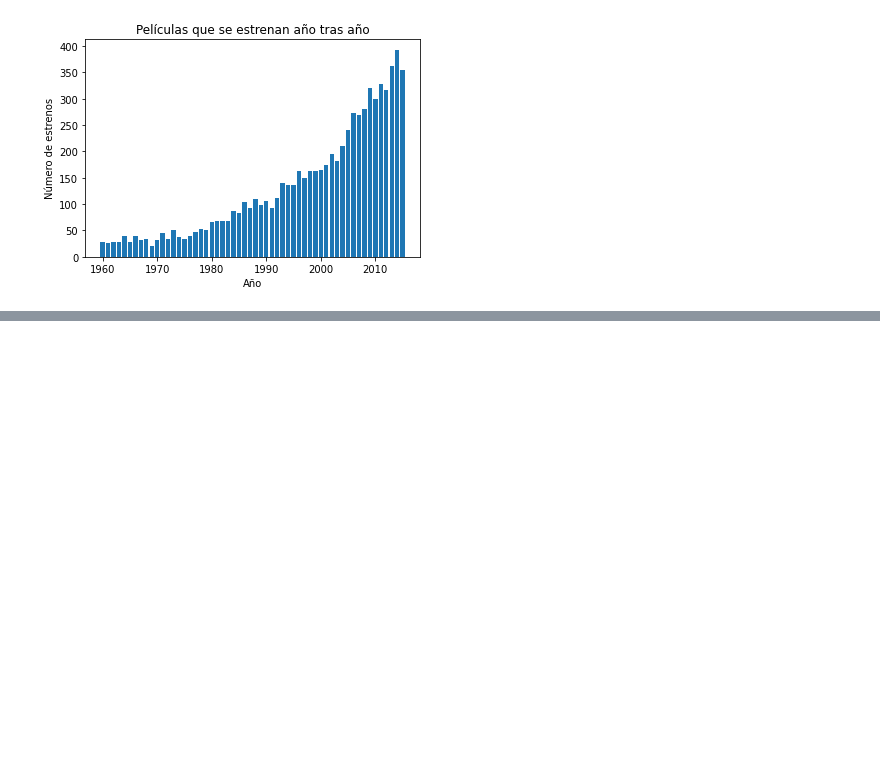
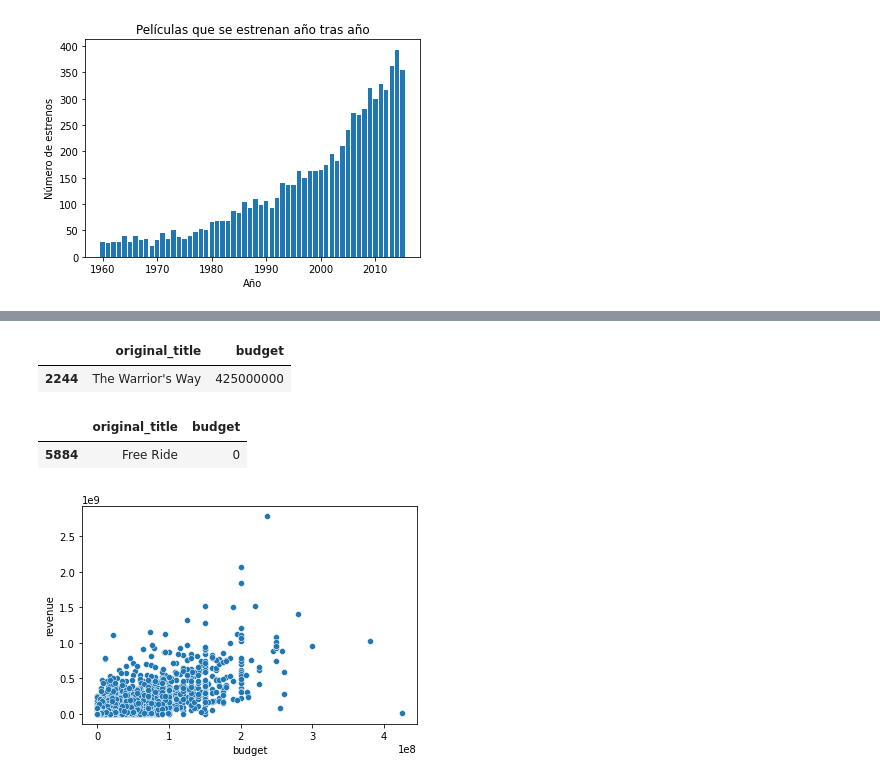
Before and after one commit to cchavezlo/UNSA, a Jupyter notebook: Evaluacion02.ipynb, the cells around one changed output, grey strips where cells are left out. Saved outputs shown, nothing was run; the diff lists cells and outputs as text; code cells hidden in the pictures; blank space fills up the shorter version.

```diff
--- a/Evaluacion02.ipynb
+++ b/Evaluacion02.ipynb
@@ -367,0 +355,16 @@ data
+# %%
+mayor_presupuesto=data.sort_values(by='budget',ascending = False)
+mayor_presupuesto[['original_title','budget']].head(1)
+# %% [output]
+|  | original_title | budget |
+| 2244 | The Warrior's Way | 425000000 |
+# %%
+menor_presupuesto=data.sort_values(by='budget',ascending = True)
+menor_presupuesto[['original_title','budget']].head(1)
+# %% [output]
+|  | original_title | budget |
+| 5884 | Free Ride | 0 |
+# %%
+sns.scatterplot(data=data, x="budget", y="revenue");
+# %% [output]
+[figure, added]
```
Also changed, not shown: parts of 2 cells of this notebook.
